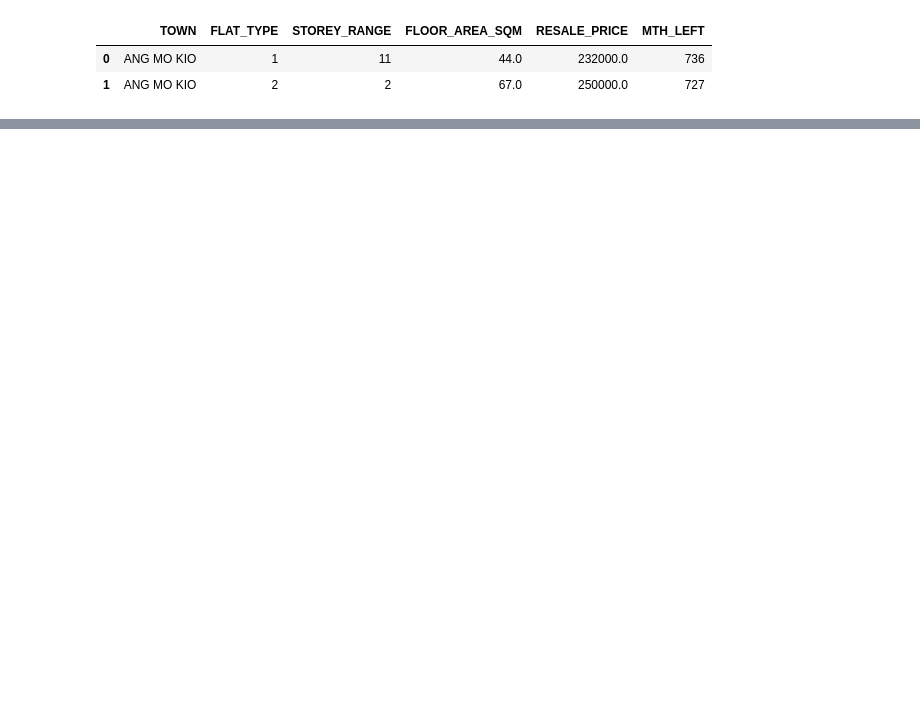
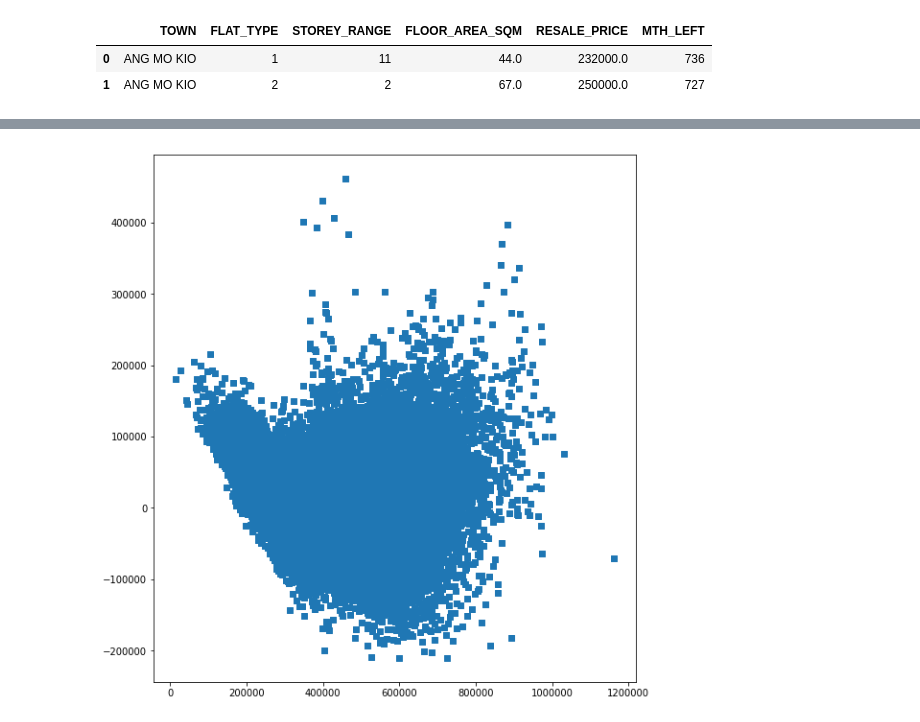
Before and after one commit to joeykokbin/data_science_helper, a Jupyter notebook: HELPER_VOL4.ipynb, the cells around one changed output, grey strips where cells are left out. Cells and saved outputs as stored; diff of their text form; code cells hidden in the pictures; blank space fills up the shorter version.

```diff
--- a/HELPER_VOL4.ipynb
+++ b/HELPER_VOL4.ipynb
@@ -349,0 +528,9 @@ Include other datasets? Fed interest rates? Stimulus packages? oversubscription
+# %%
+# Residual v fitted values.
+actual_fit["RESIDUAL"] = actual_fit["ACTUAL"] - actual_fit["PREDICTED"]
+
+fig, ax = plt.subplots(figsize = (8,8), constrained_layout = True)
+ax.scatter(actual_fit["PREDICTED"], actual_fit["RESIDUAL"], marker = ",")
+plt.show()
+# %% [output]
+[figure, added]
```
Also changed, not shown: parts of 44 cells of this notebook.
